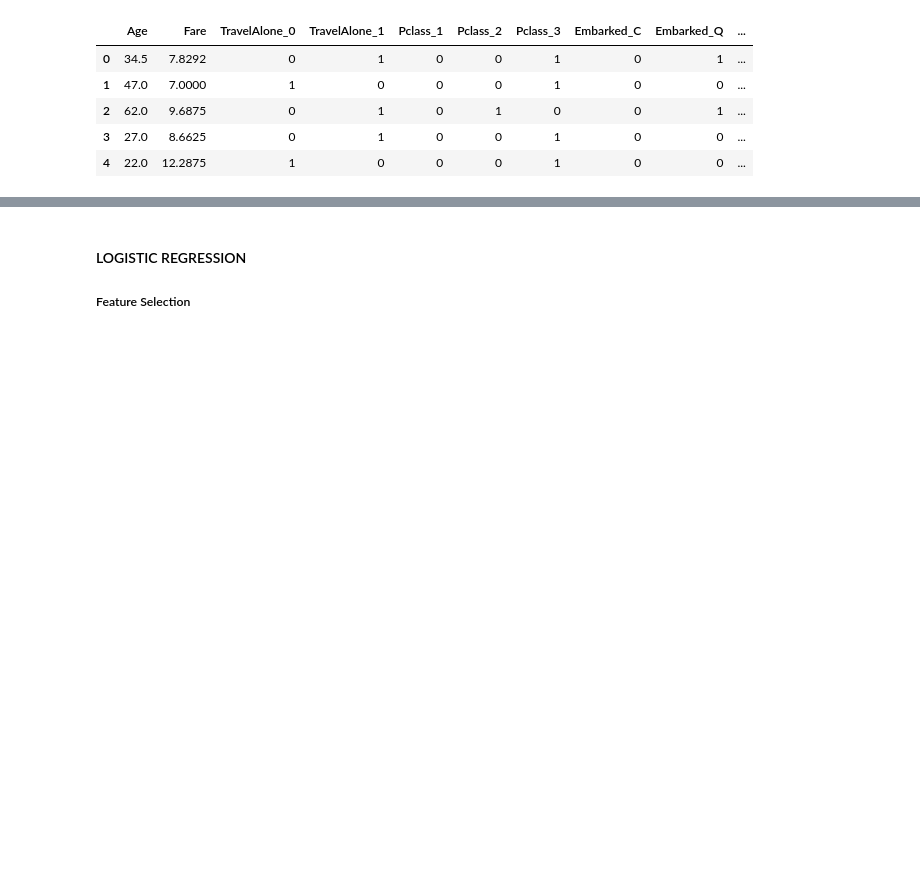
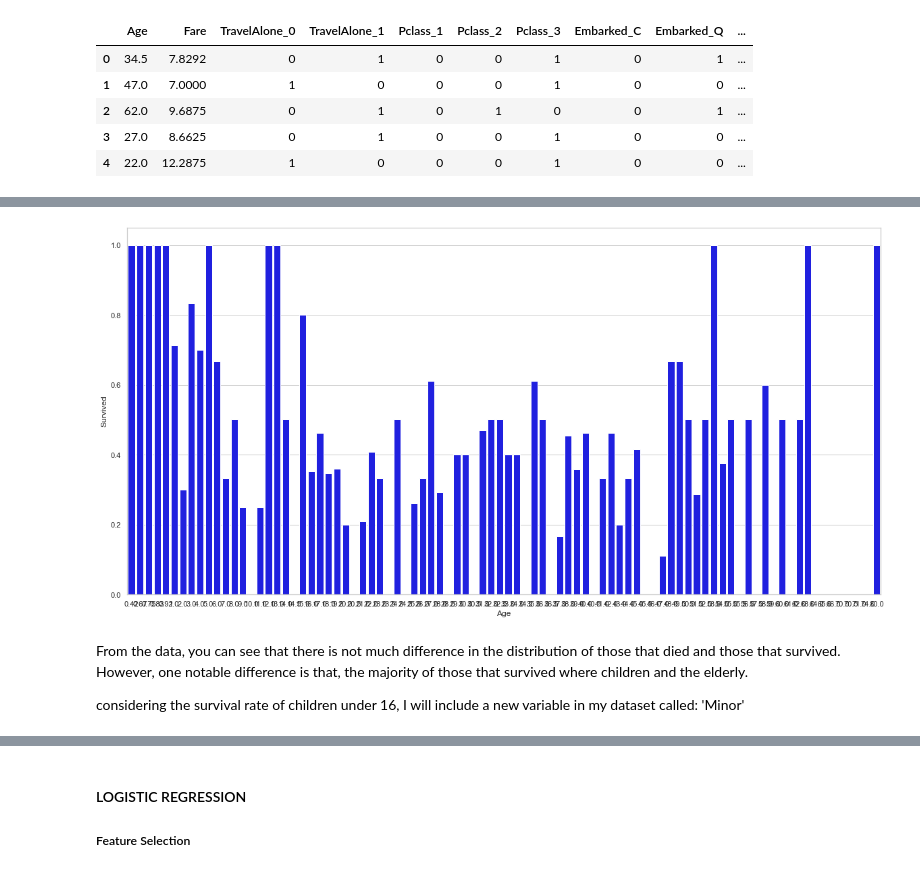
Before and after one commit to audrey1993/Titanic-logistic-regression, a Jupyter notebook: TitanicData.ipynb, the cells around one changed output, grey strips where cells are left out. Saved outputs shown, nothing was run; the diff lists cells and outputs as text; code cells hidden in the pictures; blank space fills up the shorter version.

```diff
--- a/TitanicData.ipynb
+++ b/TitanicData.ipynb
@@ -596,0 +612,11 @@ final_test.head()
+# %%
+plt.figure(figsize=(20,10))
+avg_survival_byage = Train_data[["Age", "Survived"]].groupby(['Age'], as_index=False).mean()
+g = sns.barplot(x='Age', y='Survived', data=avg_survival_byage, color="blue")
+plt.show()
+# %% [output]
+[figure, added]
+# %% [markdown]
+From the data, you can see that there is not much difference in the distribution of those that died and those that survived. However, one notable difference is that, the majority of those that survived where children and the elderly.
+
+considering the survival rate of children under 16, I will include a new variable in my dataset called: 'Minor'
```
Also changed, not shown: parts of 21 cells of this notebook.
